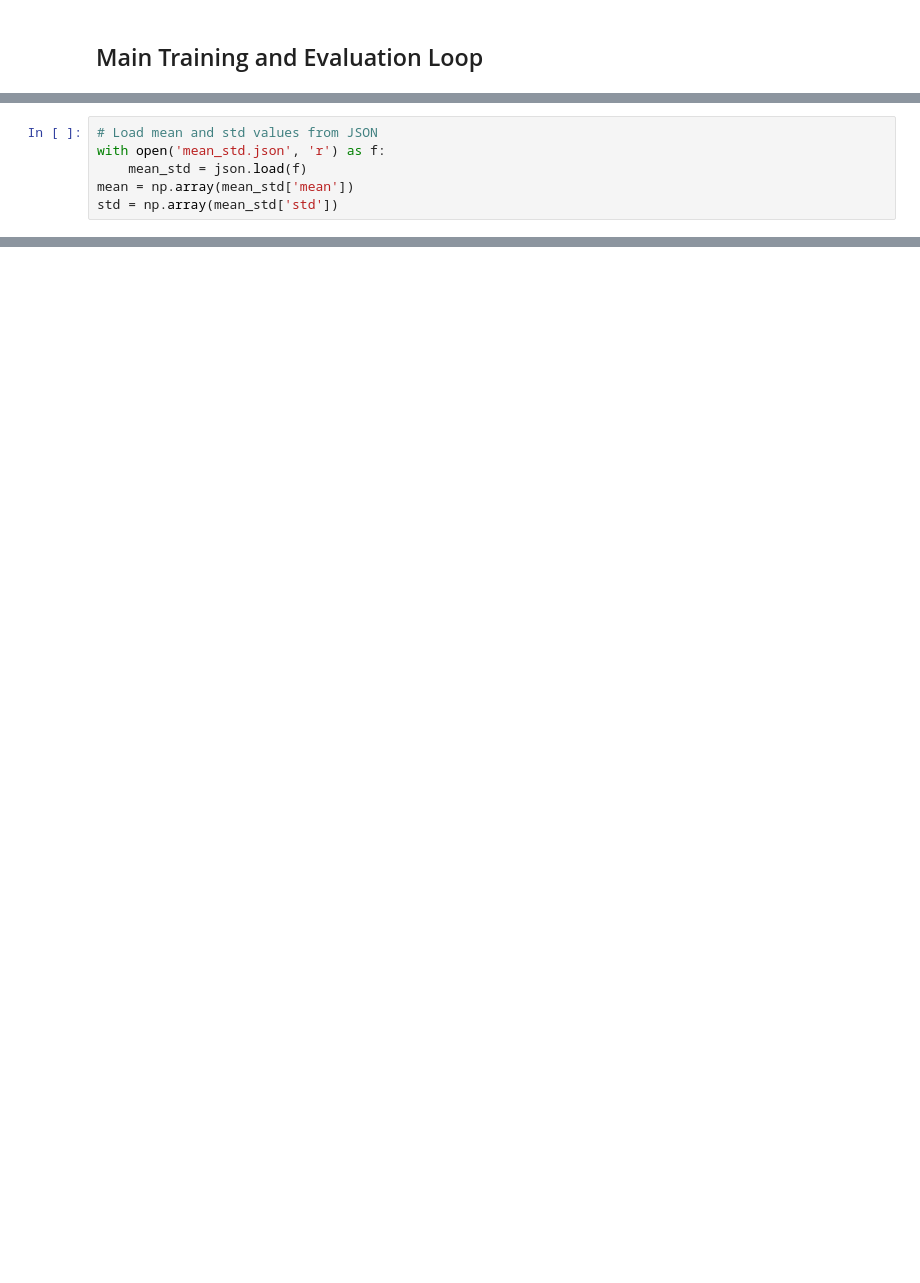
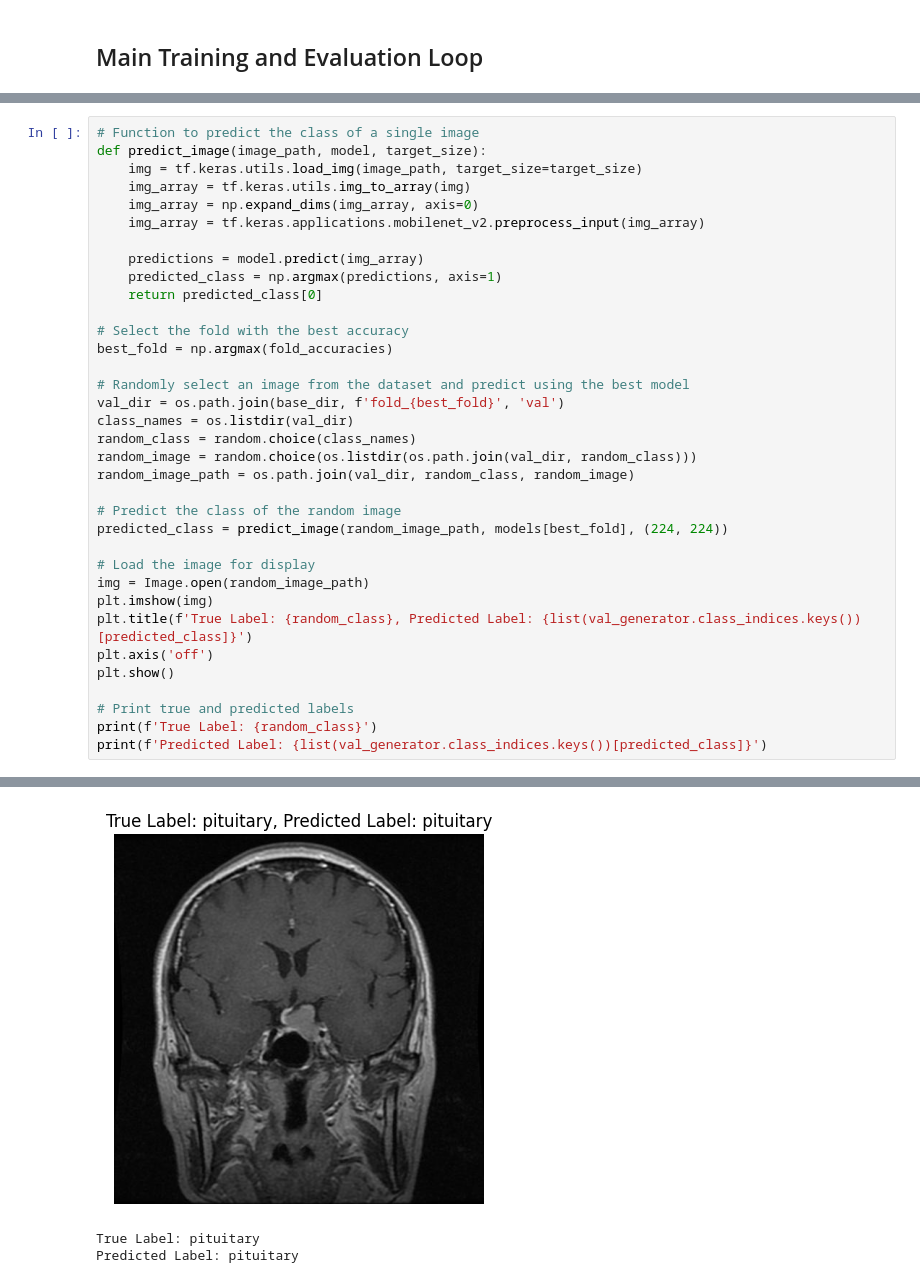
Before and after one commit to XJ-UoG/CSC3009MLMRI, a Jupyter notebook: MobileNetV2.ipynb, the cells around one changed output, grey strips where cells are left out. Cells and saved outputs as stored; diff of their text form; blank space fills up the shorter version.

```diff
--- a/MobileNetV2.ipynb
+++ b/MobileNetV2.ipynb
@@ -660,6 +334,0 @@ from PIL import Image
-# %%
-# Load mean and std values from JSON
-with open('mean_std.json', 'r') as f:
-    mean_std = json.load(f)
-mean = np.array(mean_std['mean'])
-std = np.array(mean_std['std'])
@@ -963,0 +337,36 @@ Fold 0 - ROC-AUC for class pituitary: 0.9643
+# %%
+# Function to predict the class of a single image
+def predict_image(image_path, model, target_size):
+    img = tf.keras.utils.load_img(image_path, target_size=target_size)
+    img_array = tf.keras.utils.img_to_array(img)
+    img_array = np.expand_dims(img_array, axis=0)
+    img_array = tf.keras.applications.mobilenet_v2.preprocess_input(img_array)
+
+    predictions = model.predict(img_array)
+    predicted_class = np.argmax(predictions, axis=1)
+    return predicted_class[0]
+
+# Select the fold with the best accuracy
+best_fold = np.argmax(fold_accuracies)
+
+# Randomly select an image from the dataset and predict using the best model
+val_dir = os.path.join(base_dir, f'fold_{best_fold}', 'val')
+class_names = os.listdir(val_dir)
+random_class = random.choice(class_names)
+random_image = random.choice(os.listdir(os.path.join(val_dir, random_class)))
+random_image_path = os.path.join(val_dir, random_class, random_image)
+
+# Predict the class of the random image
+predicted_class = predict_image(random_image_path, models[best_fold], (224, 224))
+
+# Load the image for display
+img = Image.open(random_image_path)
+plt.imshow(img)
+plt.title(f'True Label: {random_class}, Predicted Label: {list(val_generator.class_indices.keys())[predicted_class]}')
+plt.axis('off')
+plt.show()
+
+# Print true and predicted labels
+print(f'True Label: {random_class}')
+print(f'Predicted Label: {list(val_generator.class_indices.keys())[predicted_class]}')
+# %% [output]
@@ -963,0 +374,3 @@ Fold 0 - ROC-AUC for class pituitary: 0.9643
+[figure, added]
+True Label: pituitary
+Predicted Label: pituitary
```
Also changed, not shown: parts of 33 cells of this notebook.
